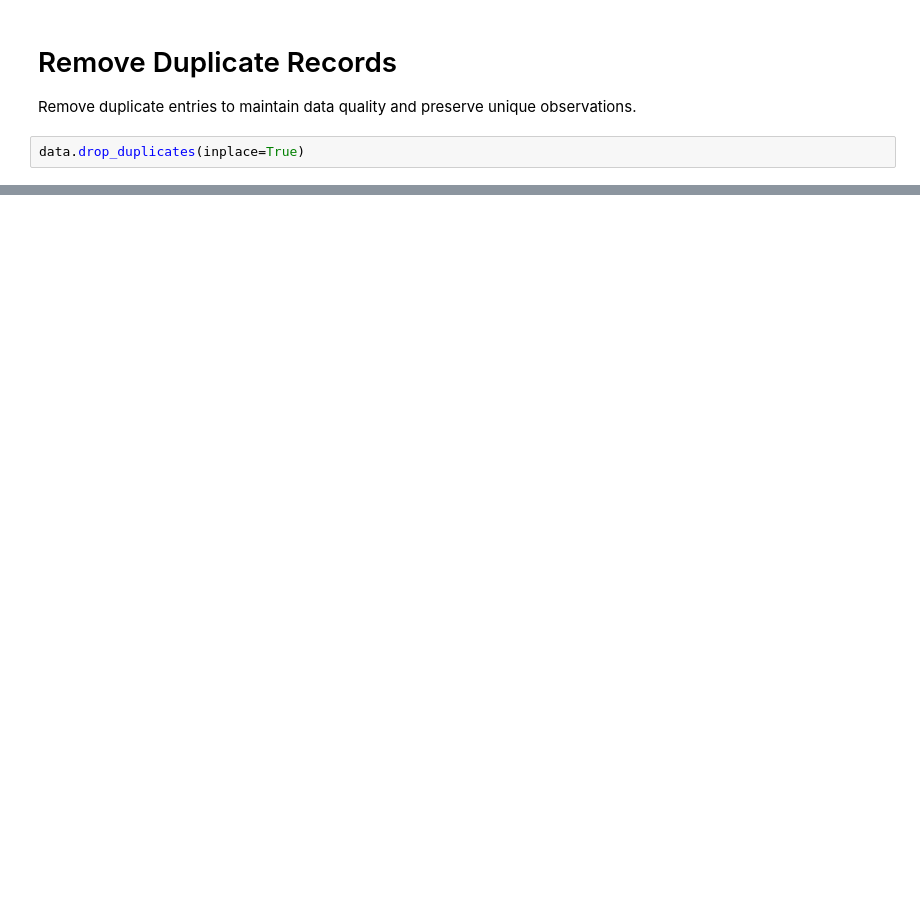
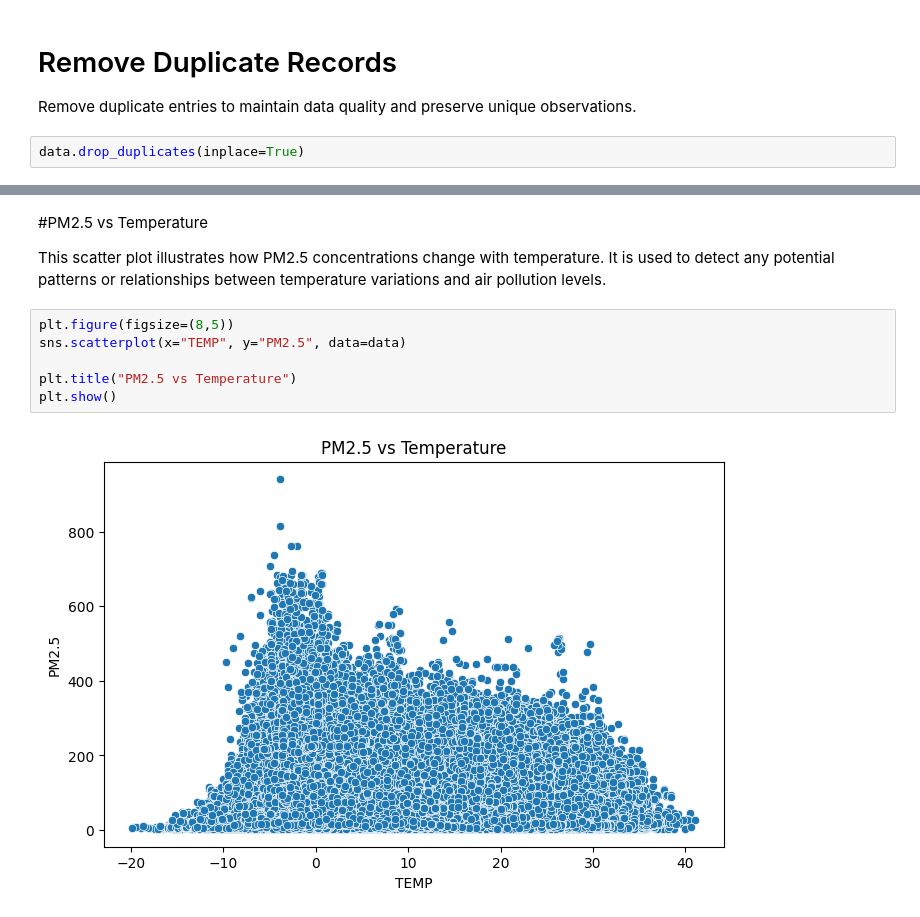
Before and after one commit to skyf-ux/Beijing-Air-Quality-App, a Jupyter notebook: Air_Quality_Analysis.ipynb, the cells around one changed output, grey strips where cells are left out. Cells and saved outputs as stored; diff of their text form; blank space fills up the shorter version.

```diff
--- a/Air_Quality_Analysis.ipynb
+++ b/Air_Quality_Analysis.ipynb
@@ -194,0 +252,12 @@ data.drop_duplicates(inplace=True)
+# %% [markdown]
+#PM2.5 vs Temperature
+
+This scatter plot illustrates how PM2.5 concentrations change with temperature. It is used to detect any potential patterns or relationships between temperature variations and air pollution levels.
+# %%
+plt.figure(figsize=(8,5))
+sns.scatterplot(x="TEMP", y="PM2.5", data=data)
+
+plt.title("PM2.5 vs Temperature")
+plt.show()
+# %% [output]
+[figure, added]
```
Also changed, not shown: parts of 13 cells of this notebook.
